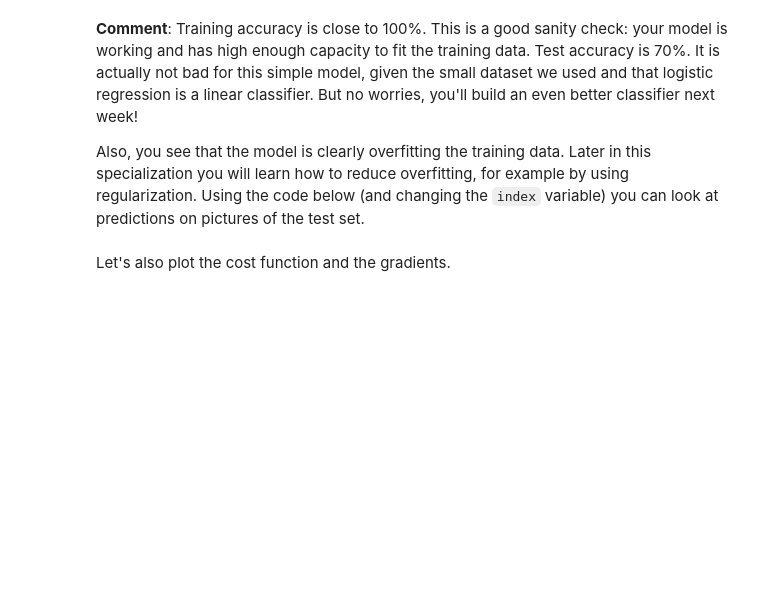
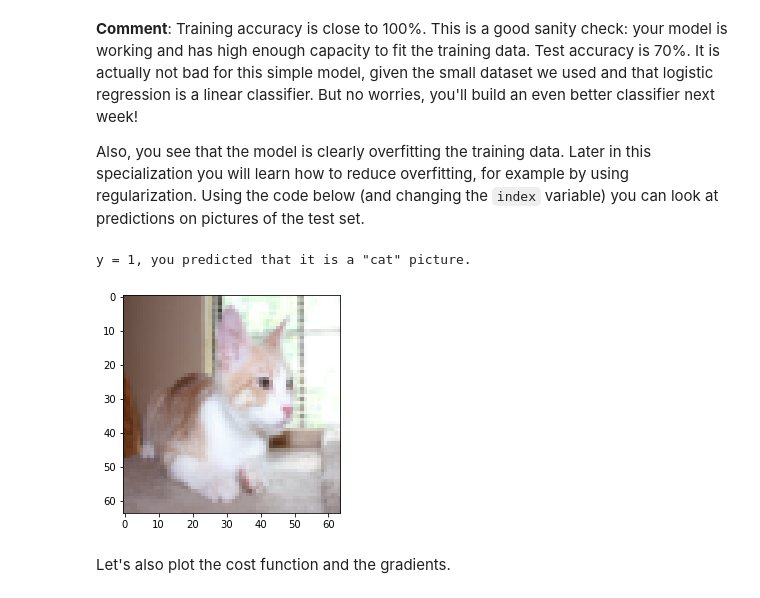
Before and after one commit to Iliaromanov/Deep-Learning-Practice, a Jupyter notebook: week2/Logistic_Regression_with_a_Neural_Network_mindset.ipynb, the cells around one changed output. Saved outputs shown, nothing was run; the diff lists cells and outputs as text; code cells hidden in the pictures; blank space fills up the shorter version.

```diff
--- a/week2/Logistic_Regression_with_a_Neural_Network_mindset.ipynb
+++ b/week2/Logistic_Regression_with_a_Neural_Network_mindset.ipynb
@@ -692,9 +693,12 @@ logistic_regression_model = model(train_set_x, train_set_y, test_set_x, test_set
 Also, you see that the model is clearly overfitting the training data. Later in this specialization you will learn how to reduce overfitting, for example by using regularization. Using the code below (and changing the `index` variable) you can look at predictions on pictures of the test set.
 # %%
 # Example of a picture that was wrongly classified.
-index = 1
+index = 4
 plt.imshow(test_set_x[:, index].reshape((num_px, num_px, 3)))
 print ("y = " + str(test_set_y[0,index]) + ", you predicted that it is a \"" + classes[int(logistic_regression_model['Y_prediction_test'][0,index])].decode("utf-8") +  "\" picture.")
+# %% [output]
+y = 1, you predicted that it is a "cat" picture.
+[figure, added]
 # %% [markdown]
 Let's also plot the cost function and the gradients.
 # %%
```
Also changed, not shown: parts of 4 cells of this notebook.
